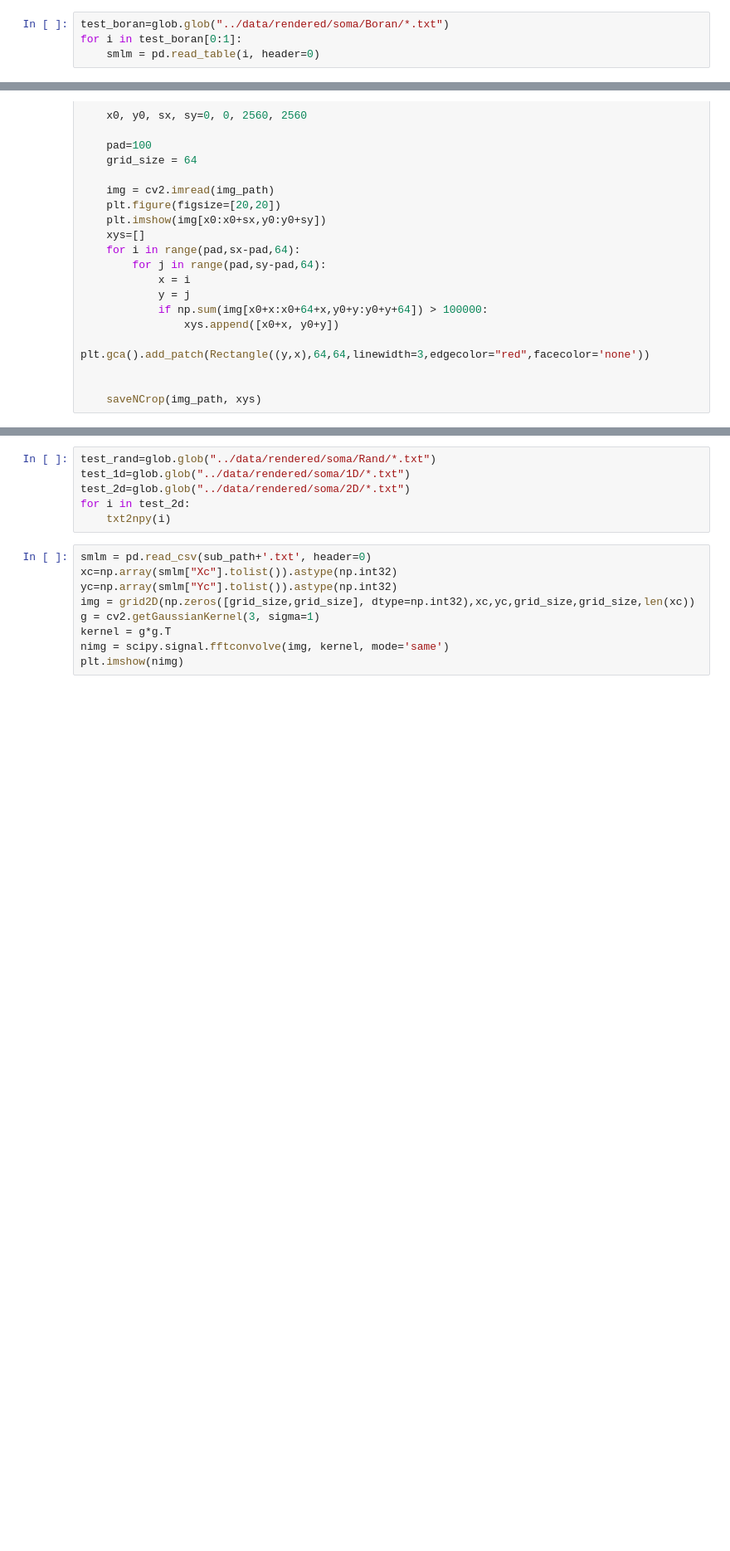
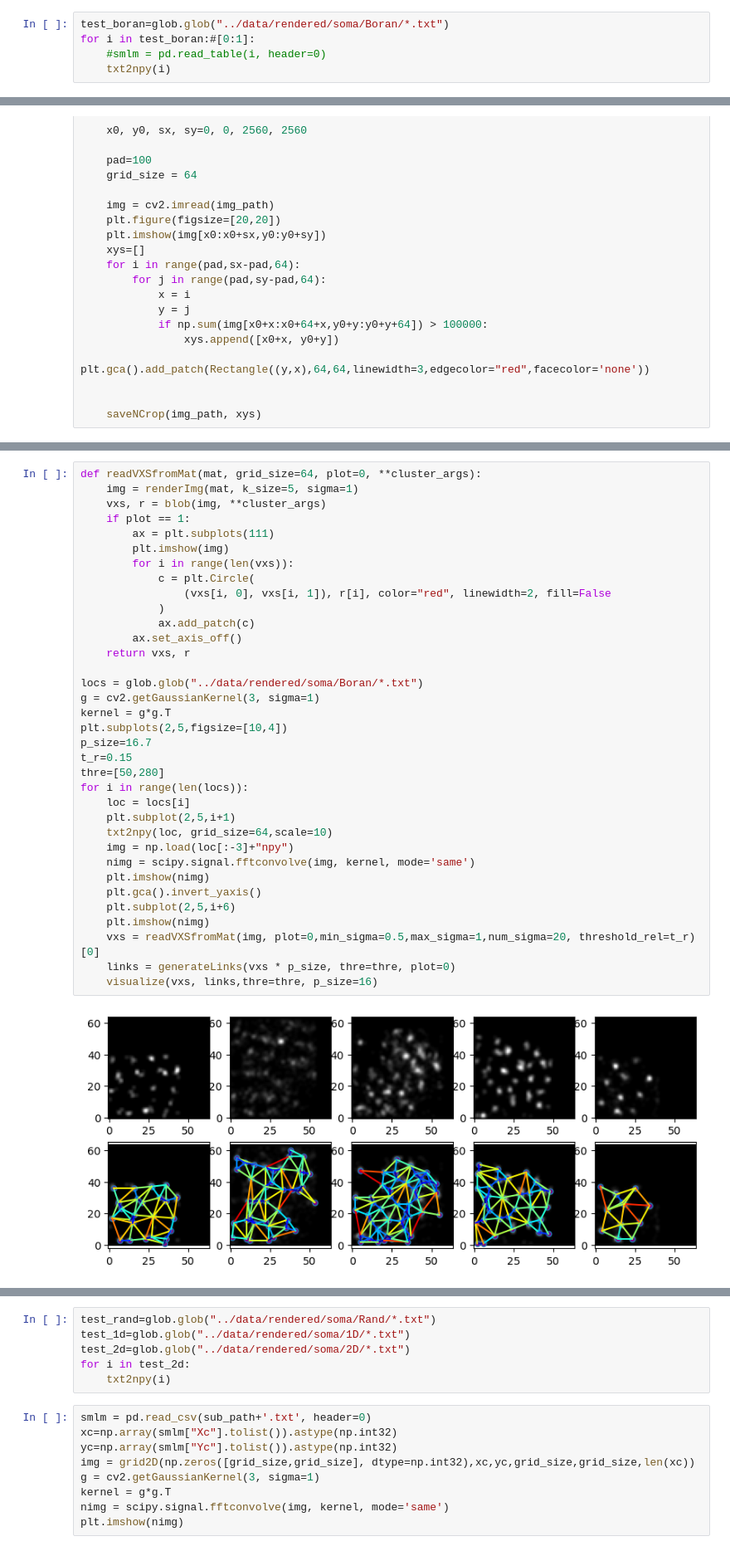
Before and after one commit to suestring7/actin_spectrin_cytoskeleton_project, a Jupyter notebook: code/CropRegions.ipynb, the cells around one changed output, grey strips where cells are left out. Shown: that part at 83% size. Saved outputs shown, nothing was run; the diff lists cells and outputs as text; blank space fills up the shorter version.

```diff
--- a/code/CropRegions.ipynb
+++ b/code/CropRegions.ipynb
@@ -55,5 +55,6 @@ def saveNCrop(img_path, xys, grid_size=64, ratio=10, offset=5):
         plt.close('all')
 # %%
 test_boran=glob.glob("../data/rendered/soma/Boran/*.txt")
-for i in test_boran[0:1]:
-    smlm = pd.read_table(i, header=0)
+for i in test_boran:#[0:1]:
+    #smlm = pd.read_table(i, header=0)
+    txt2npy(i)
@@ -110,0 +140,37 @@ def txt2npy(loc_file):
+# %%
+def readVXSfromMat(mat, grid_size=64, plot=0, **cluster_args):
+    img = renderImg(mat, k_size=5, sigma=1)
+    vxs, r = blob(img, **cluster_args)
+    if plot == 1:
+        ax = plt.subplots(111)
+        plt.imshow(img)
+        for i in range(len(vxs)):
+            c = plt.Circle(
+                (vxs[i, 0], vxs[i, 1]), r[i], color="red", linewidth=2, fill=False
+            )
+            ax.add_patch(c)
+        ax.set_axis_off()
+    return vxs, r
+
+locs = glob.glob("../data/rendered/soma/Boran/*.txt")
+g = cv2.getGaussianKernel(3, sigma=1)
+kernel = g*g.T
+plt.subplots(2,5,figsize=[10,4])
+p_size=16.7
+t_r=0.15
+thre=[50,280]
+for i in range(len(locs)):
+    loc = locs[i]
+    plt.subplot(2,5,i+1)
+    txt2npy(loc, grid_size=64,scale=10)
+    img = np.load(loc[:-3]+"npy")
+    nimg = scipy.signal.fftconvolve(img, kernel, mode='same')
+    plt.imshow(nimg)
+    plt.gca().invert_yaxis()
+    plt.subplot(2,5,i+6)
+    plt.imshow(nimg)
+    vxs = readVXSfromMat(img, plot=0,min_sigma=0.5,max_sigma=1,num_sigma=20, threshold_rel=t_r)[0]
+    links = generateLinks(vxs * p_size, thre=thre, plot=0)
+    visualize(vxs, links,thre=thre, p_size=16)
+# %% [output]
+[figure, added]
```
Also changed, not shown: parts of 4 cells of this notebook, 5 other files.
